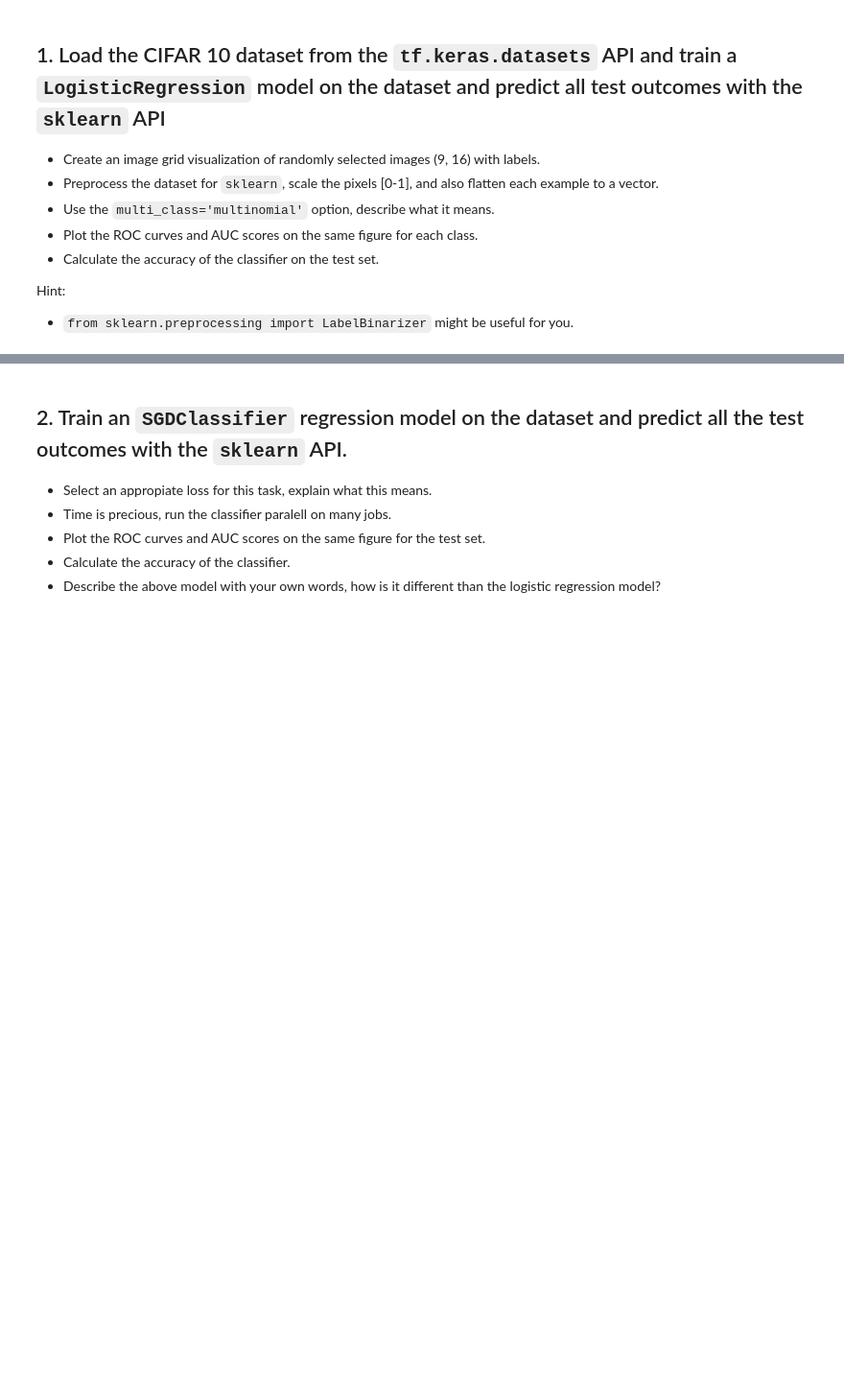
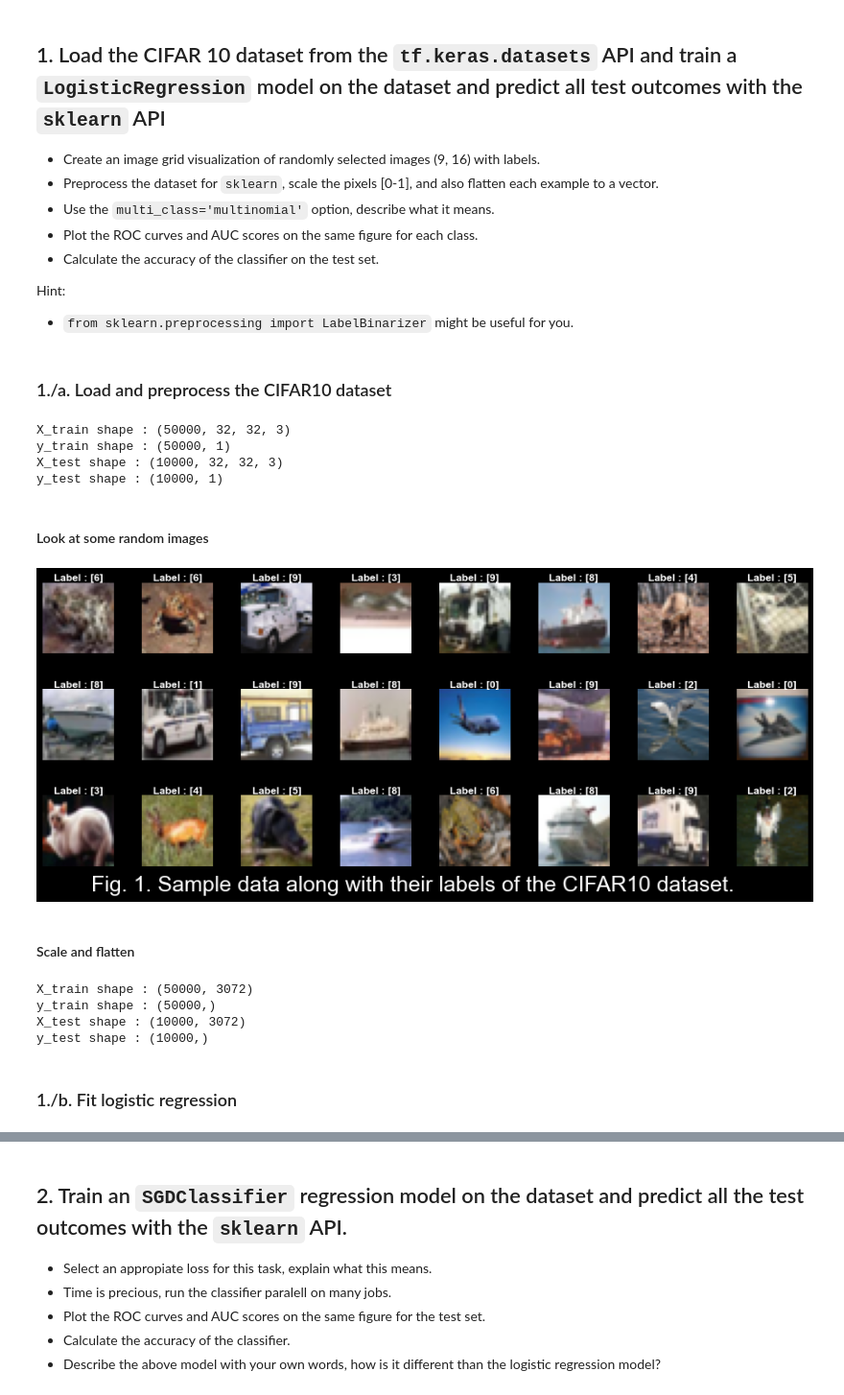
Before and after one commit to masterdesky/ELTE-data-mining-2020, a Jupyter notebook: Homeworks/Week 11/hw11.ipynb, the cells around one changed output, grey strips where cells are left out. Shown at 96% size. Drawn from its saved outputs; the diff is of its cells as text; code cells hidden in the pictures; blank space fills up the shorter version.

```diff
--- a/Homeworks/Week 11/hw11.ipynb
+++ b/Homeworks/Week 11/hw11.ipynb
@@ -144,3 +156,46 @@ sns.set_palette(palette='rocket')
 
 Hint:
 * `from sklearn.preprocessing import LabelBinarizer` might be useful for you.
+# %% [markdown]
+### 1./a. Load and preprocess the CIFAR10 dataset
+# %%
+# Load CIFAR 10 dataset
+(X_train, y_train), (X_test, y_test) = tf.keras.datasets.cifar10.load_data()
+# %%
+print('X_train shape :', X_train.shape)
+print('y_train shape :', y_train.shape)
+print('X_test shape :', X_test.shape)
+print('y_test shape :', y_test.shape)
+# %% [output]
+X_train shape : (50000, 32, 32, 3)
+y_train shape : (50000, 1)
+X_test shape : (10000, 32, 32, 3)
+y_test shape : (10000, 1)
+# %% [markdown]
+#### Look at some random images
+# %%
+nrows = 3
+ncols = 8
+fig, axes = plt.subplots(nrows, ncols, figsize=(ncols*2, nrows*2),
+                         facecolor='black', subplot_kw={'facecolor' : 'black'})
+fig.subplots_adjust(hspace=0.5)
+
+rand_idx = np.random.randint(0, len(X_train), size=nrows*ncols)
+images = X_train[rand_idx]
+labels = y_train[rand_idx]
+
+for i, ax in enumerate(axes.reshape(-1)):
+    ax.imshow(images[i], cmap='Greys_r')
+    ax.set_title('Label : {0}'.format(labels[i]), fontweight='bold',
+                 color='white', pad=0)
+    ax.axis('off')
+    ax.grid(False)
+
+plt.suptitle('Fig. 1. Sample data along with their labels of the CIFAR10 dataset.',
+             color='white', fontsize=axistitlesize+5, y=0.1)
+
+plt.show()
+# %% [output]
+[figure, added]
+# %% [markdown]
+#### Scale and flatten
@@ -146,0 +212,12 @@ Hint:
+# %%
+print('X_train shape :', X_train.shape)
+print('y_train shape :', y_train.shape)
+print('X_test shape :', X_test.shape)
+print('y_test shape :', y_test.shape)
+# %% [output]
+X_train shape : (50000, 3072)
+y_train shape : (50000,)
+X_test shape : (10000, 3072)
+y_test shape : (10000,)
+# %% [markdown]
+### 1./b. Fit logistic regression
```
Also changed, not shown: parts of 106 cells of this notebook, 7 other files.
